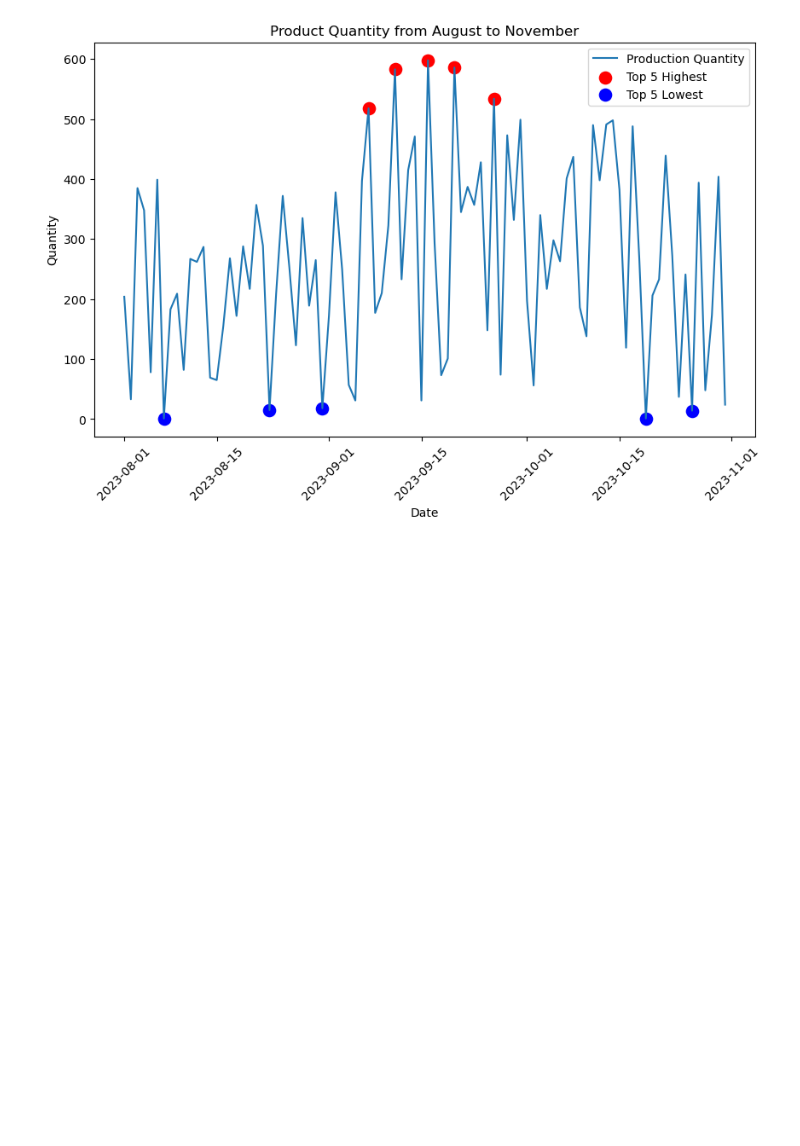
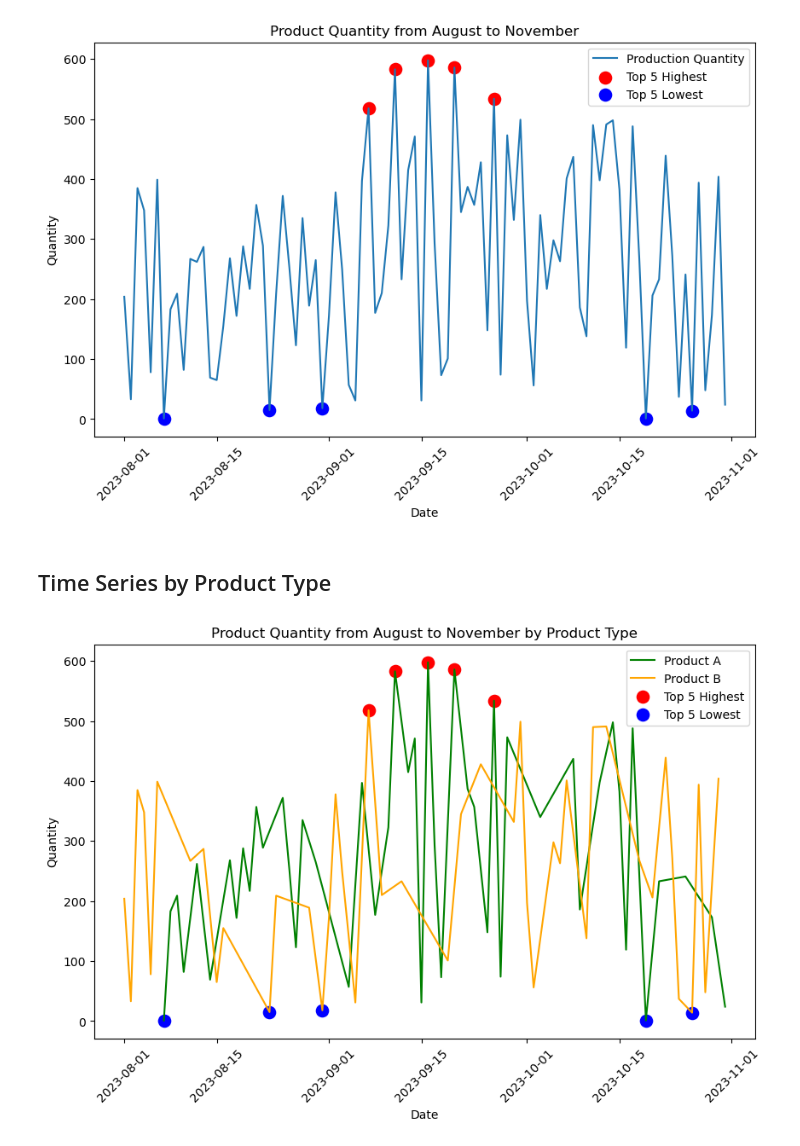
Before and after one commit to elenajusto/production-data-assessment, a Jupyter notebook: main.ipynb, the cells around one changed output. Cells and saved outputs as stored; diff of their text form; code cells hidden in the pictures; blank space fills up the shorter version.

Commit message:
Created vis showing product type in time series data

```diff
--- a/main.ipynb
+++ b/main.ipynb
@@ -252,3 +252,29 @@ plt.legend()
 plt.show()
 # %% [output]
 [figure]
+# %% [markdown]
+<h2>Time Series by Product Type</h2>
+# %%
+# Product data
+productA = df_combined[df_combined['Product'] == 'Product A']
+productB = df_combined[df_combined['Product'] == 'Product B']
+
+# Resizing plot
+plt.figure(figsize=(10, 6))
+sns.lineplot(data=productA, x='Date', y='Quantity', color='Green', label='Product A')
+sns.lineplot(data=productB, x='Date', y='Quantity', color='Orange', label='Product B')
+
+# Overlays two scatter plots that has our highest and lowest data from earlier onto our time series plot from earlier
+# Adding scatter plots to highlight the highest and lowest production days
+sns.scatterplot(data=highest_production, x='Date', y='Quantity', color='red', label='Top 5 Highest', s=150)
+sns.scatterplot(data=lowest_production, x='Date', y='Quantity', color='blue', label='Top 5 Lowest', s=150)
+
+# Plot characteristics
+plt.title('Product Quantity from August to November by Product Type')
+plt.xticks(rotation=45)
+plt.legend()
+
+# Display plot
+plt.show()
+# %% [output]
+[figure, added]
```
Also changed, not shown: parts of 1 cell of this notebook.
